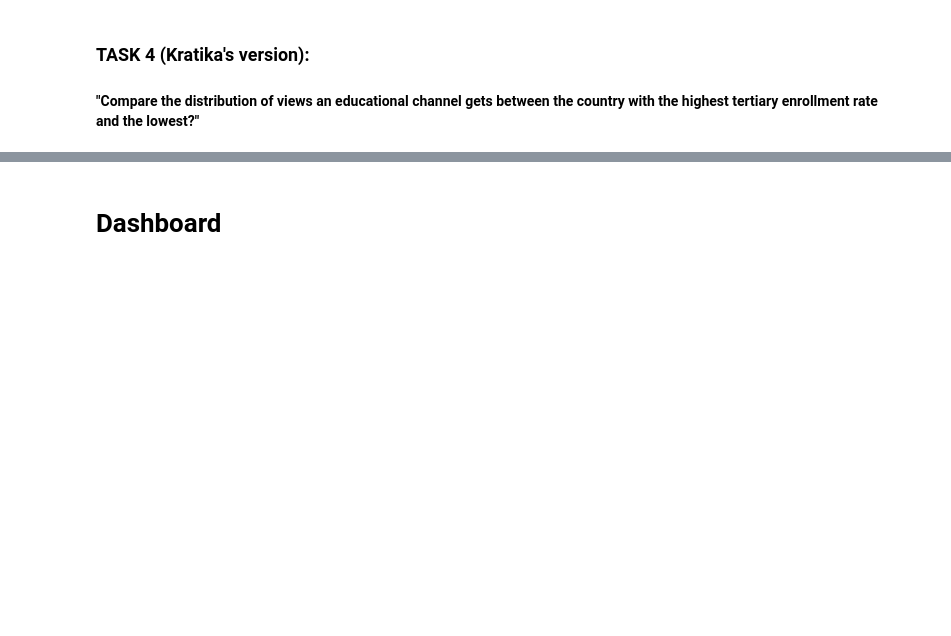
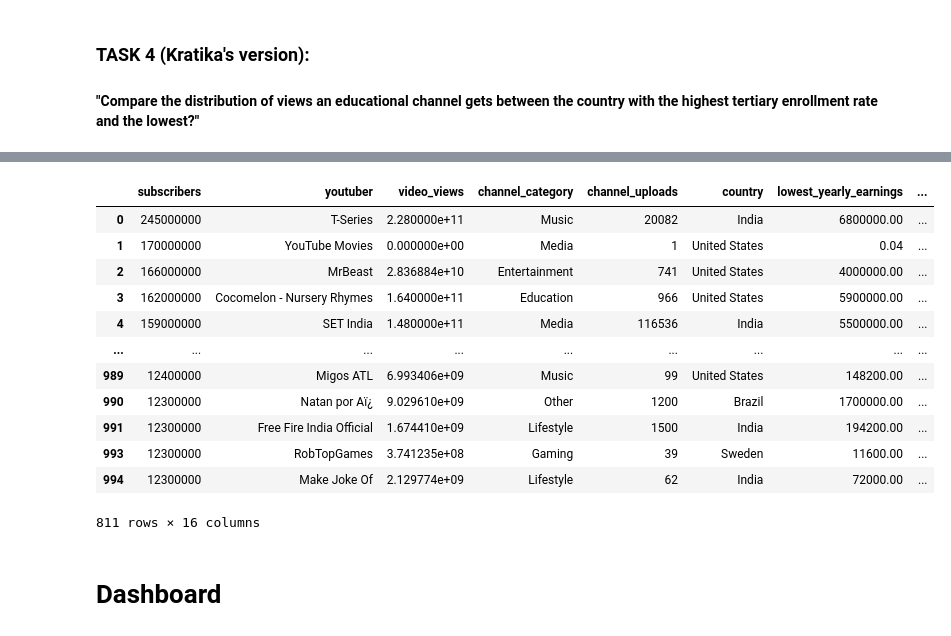
Before and after one commit to csserra3/YouTube-Analysis-Viz, a Jupyter notebook: Milestone 2.ipynb, the cells around one changed output, grey strips where cells are left out. Cells and saved outputs as stored; diff of their text form; code cells hidden in the pictures; blank space fills up the shorter version.

```diff
--- a/Milestone 2.ipynb
+++ b/Milestone 2.ipynb
@@ -363,4 +358,20 @@ See the caveats in the documentation: https://pandas.pydata.org/pandas-docs/stab
 [interactive output not drawn]
+# %%
+clean_df
+# %% [output]
+|  | subscribers | youtuber | video_views | channel_category | channel_uploads | country | lowest_yearly_earnings | ... |
+| 0 | 245000000 | T-Series | 2.280000e+11 | Music | 20082 | India | 6800000.00 | ... |
+| 1 | 170000000 | YouTube Movies | 0.000000e+00 | Media | 1 | United States | 0.04 | ... |
+| 2 | 166000000 | MrBeast | 2.836884e+10 | Entertainment | 741 | United States | 4000000.00 | ... |
+| 3 | 162000000 | Cocomelon - Nursery Rhymes | 1.640000e+11 | Education | 966 | United States | 5900000.00 | ... |
+| 4 | 159000000 | SET India | 1.480000e+11 | Media | 116536 | India | 5500000.00 | ... |
+| ... | ... | ... | ... | ... | ... | ... | ... | ... |
+| 989 | 12400000 | Migos ATL | 6.993406e+09 | Music | 99 | United States | 148200.00 | ... |
+| 990 | 12300000 | Natan por Aï¿ | 9.029610e+09 | Other | 1200 | Brazil | 1700000.00 | ... |
+| 991 | 12300000 | Free Fire India Official | 1.674410e+09 | Lifestyle | 1500 | India | 194200.00 | ... |
+| 993 | 12300000 | RobTopGames | 3.741235e+08 | Gaming | 39 | Sweden | 11600.00 | ... |
+| 994 | 12300000 | Make Joke Of | 2.129774e+09 | Lifestyle | 62 | India | 72000.00 | ... |
+811 rows × 16 columns
 # %% [markdown]
 # Dashboard
 # %%
```
Also changed, not shown: parts of 2 cells of this notebook.
